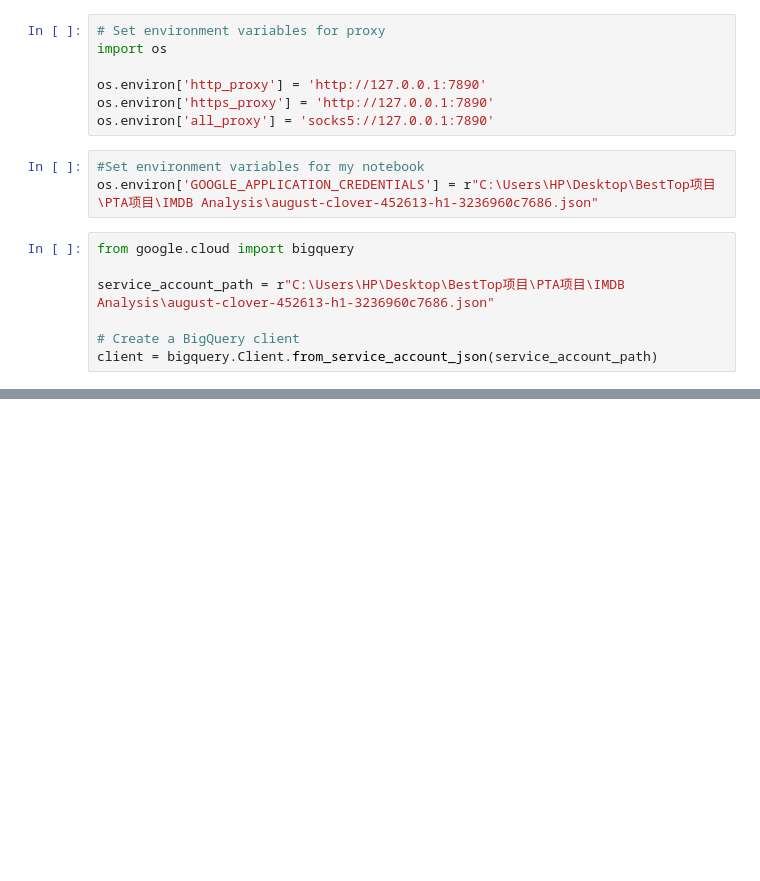
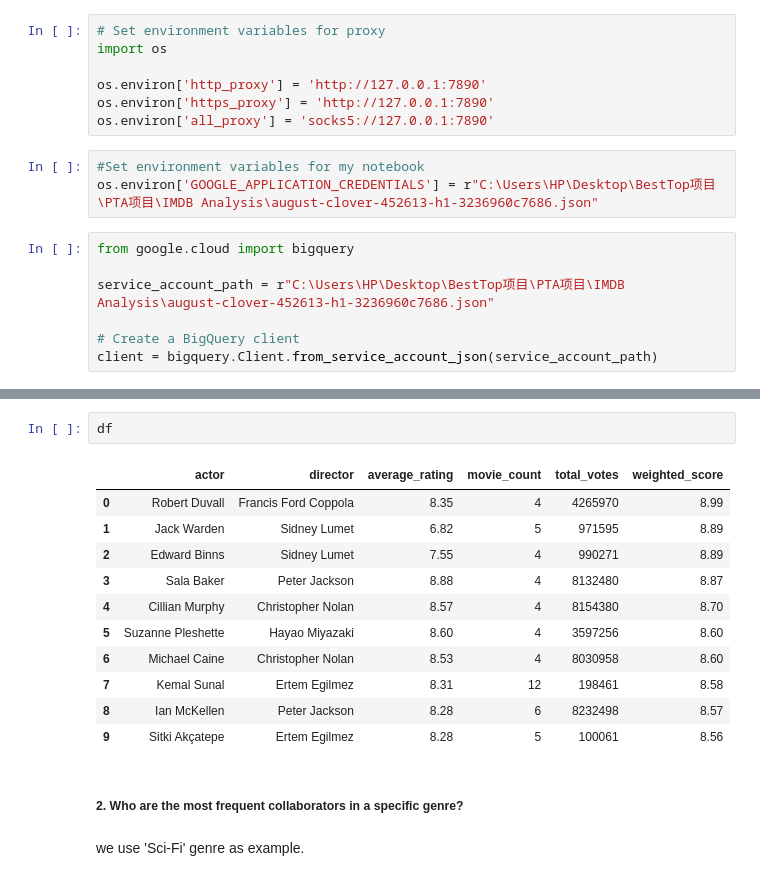
Before and after one commit to JiahuaXue/data-analysis, a Jupyter notebook: IMDB Analylsis.ipynb, the cells around one changed output, grey strips where cells are left out. Drawn from its saved outputs; the diff is of its cells as text; blank space fills up the shorter version.

```diff
--- a/IMDB Analylsis.ipynb
+++ b/IMDB Analylsis.ipynb
@@ -37,0 +537,18 @@ C:\Users\HP\data-analysis\data-analysis
+# %%
+df
+# %% [output]
+|  | actor | director | average_rating | movie_count | total_votes | weighted_score |
+| 0 | Robert Duvall | Francis Ford Coppola | 8.35 | 4 | 4265970 | 8.99 |
+| 1 | Jack Warden | Sidney Lumet | 6.82 | 5 | 971595 | 8.89 |
+| 2 | Edward Binns | Sidney Lumet | 7.55 | 4 | 990271 | 8.89 |
+| 3 | Sala Baker | Peter Jackson | 8.88 | 4 | 8132480 | 8.87 |
+| 4 | Cillian Murphy | Christopher Nolan | 8.57 | 4 | 8154380 | 8.70 |
+| 5 | Suzanne Pleshette | Hayao Miyazaki | 8.60 | 4 | 3597256 | 8.60 |
+| 6 | Michael Caine | Christopher Nolan | 8.53 | 4 | 8030958 | 8.60 |
+| 7 | Kemal Sunal | Ertem Egilmez | 8.31 | 12 | 198461 | 8.58 |
+| 8 | Ian McKellen | Peter Jackson | 8.28 | 6 | 8232498 | 8.57 |
+| 9 | Sitki Akçatepe | Ertem Egilmez | 8.28 | 5 | 100061 | 8.56 |
+# %% [markdown]
+##### 2. Who are the most frequent collaborators in a specific genre?
+# %% [markdown]
+we use 'Sci-Fi' genre as example.
```
Also changed, not shown: parts of 86 cells of this notebook.
